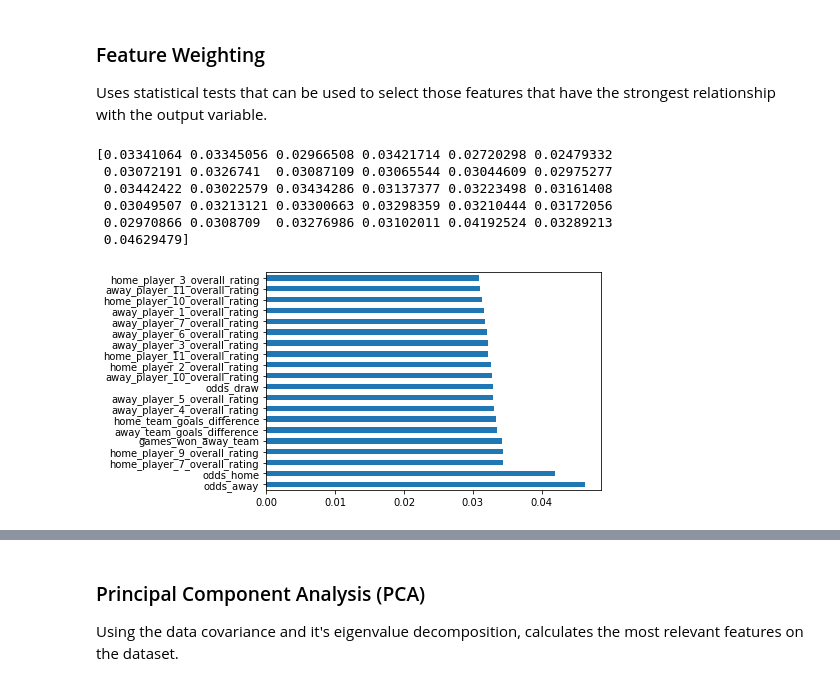
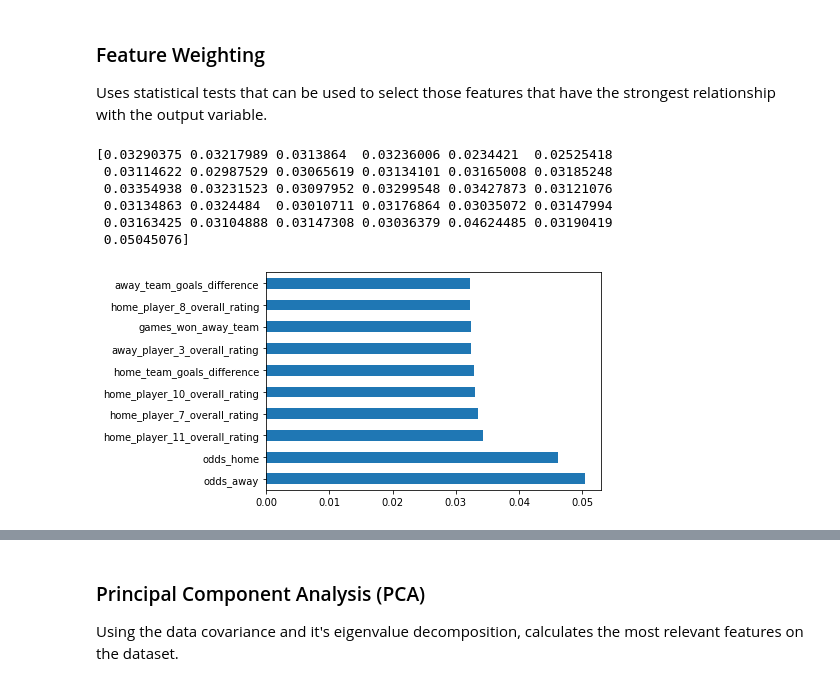
Before and after one commit to Revuj/FEUP-IART-PROJ2, a Jupyter notebook: dataPreprocessing.ipynb, the cells around one changed output, grey strips where cells are left out. Drawn from its saved outputs; the diff is of its cells as text; code cells hidden in the pictures.

```diff
--- a/dataPreprocessing.ipynb
+++ b/dataPreprocessing.ipynb
@@ -454,6 +454,7 @@ Bookkeeper data generated in 1.4 minutes
 (21374, 71)
 # %%
 # Saving features and labels on CSV files
+feables = pd.read_csv("feables.csv", sep=',')
 
 input = feables
 input['odds_home'] = (input['B365_Win'] + input['BW_Win'] + input['IW_Win'] + input['LB_Win'] + input['PS_Win'] + input['WH_Win'] + input['SJ_Win'] + input['VC_Win'] + input['GB_Win'] + input['BS_Win']) / 10.0
@@ -470,7 +471,6 @@ rows = ["home_team_goals_difference", "away_team_goals_difference", "games_won_h
 input = input[rows]
 
 labels = input[['label']]
-print(fifa_data.shape)
 
 features = input.drop('label', axis = 1)
 labels.to_csv("labels.csv", sep=',')
@@ -559,16 +551,16 @@ Uses statistical tests that can be used to select those features that have the s
 # %%
 model = ExtraTreesClassifier()
 model.fit(features, labels)
 print(model.feature_importances_) #use inbuilt class feature_importances of tree based classifiers
 #plot graph of feature importances for better visualization
 feat_importances = pd.Series(model.feature_importances_, index=features.columns)
-feat_importances.nlargest(20).plot(kind='barh')
+feat_importances.nlargest(10).plot(kind='barh')
 plt.show()
 # %% [output]
-[0.03341064 0.03345056 0.02966508 0.03421714 0.02720298 0.02479332
- 0.03072191 0.0326741  0.03087109 0.03065544 0.03044609 0.02975277
- 0.03442422 0.03022579 0.03434286 0.03137377 0.03223498 0.03161408
- 0.03049507 0.03213121 0.03300663 0.03298359 0.03210444 0.03172056
- 0.02970866 0.0308709  0.03276986 0.03102011 0.04192524 0.03289213
- 0.04629479]
+[0.03290375 0.03217989 0.0313864  0.03236006 0.0234421  0.02525418
+ 0.03114622 0.02987529 0.03065619 0.03134101 0.03165008 0.03185248
+ 0.03354938 0.03231523 0.03097952 0.03299548 0.03427873 0.03121076
+ 0.03134863 0.0324484  0.03010711 0.03176864 0.03035072 0.03147994
+ 0.03163425 0.03104888 0.03147308 0.03036379 0.04624485 0.03190419
+ 0.05045076]
-[figure, old version]
+[figure, new version]
```
Also changed, not shown: parts of 12 cells of this notebook, 48 other files.
